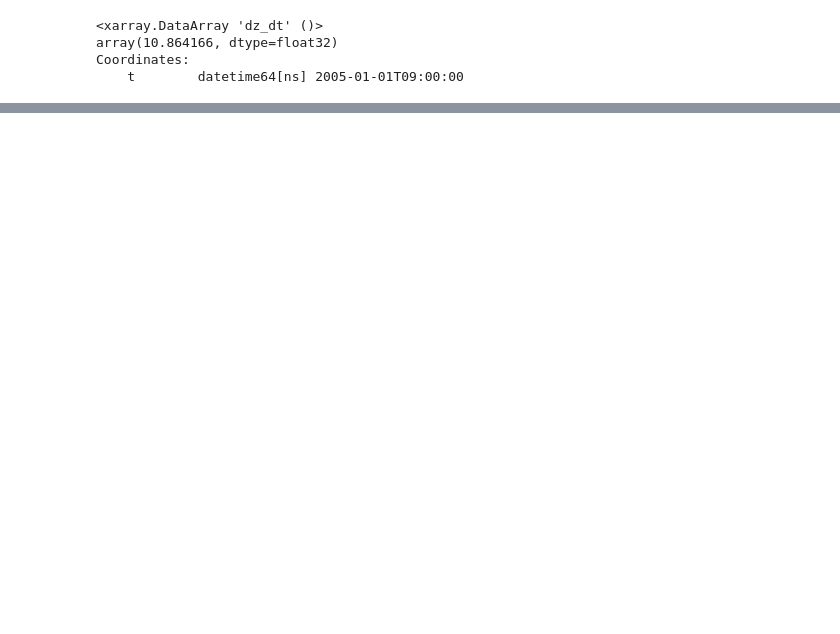
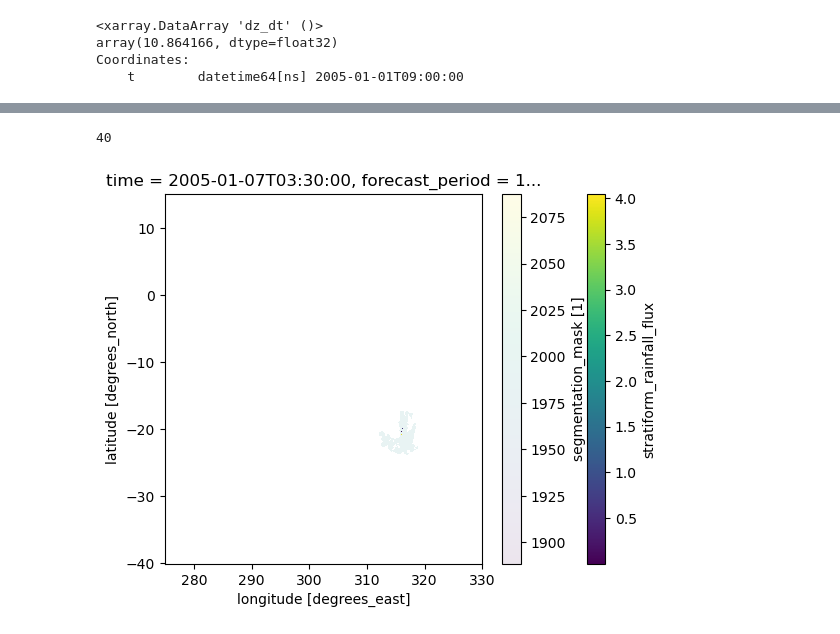
Before and after one commit to harrietgilmour/cold-core-filtering, a Jupyter notebook: precip_&_coldcore_single_cell_loop.ipynb, the cells around one changed output, grey strips where cells are left out. Saved outputs shown, nothing was run; the diff lists cells and outputs as text; code cells hidden in the pictures; blank space fills up the shorter version.

```diff
--- a/precip_&_coldcore_single_cell_loop.ipynb
+++ b/precip_&_coldcore_single_cell_loop.ipynb
@@ -523,0 +612,14 @@ Coordinates:
+# %%
+## code for the number of colocated pixels within each timestep of a cloud shield ##
+
+prec = prec * 3600 # converting from kg m-2 s-1 to mm/hr
+
+colocated = prec.where((brightness_temp <= 210) & (seg_mask.coords['mask'].values > 0)) #finding only the locations where all tb and precip criteria are met
+colocated.plot()
+seg_mask.plot(alpha=0.1)
+
+colocated_pixels = colocated.values[~np.isnan(colocated)].shape[0]
+colocated_pixels
+# %% [output]
+40
+[figure, added]
```
Also changed, not shown: parts of 11 cells of this notebook.
